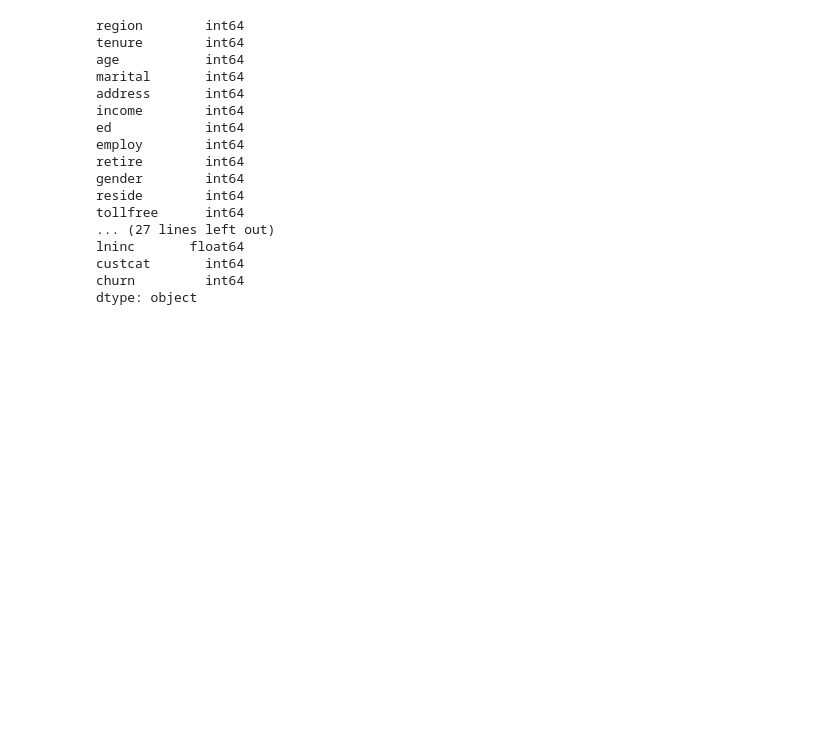
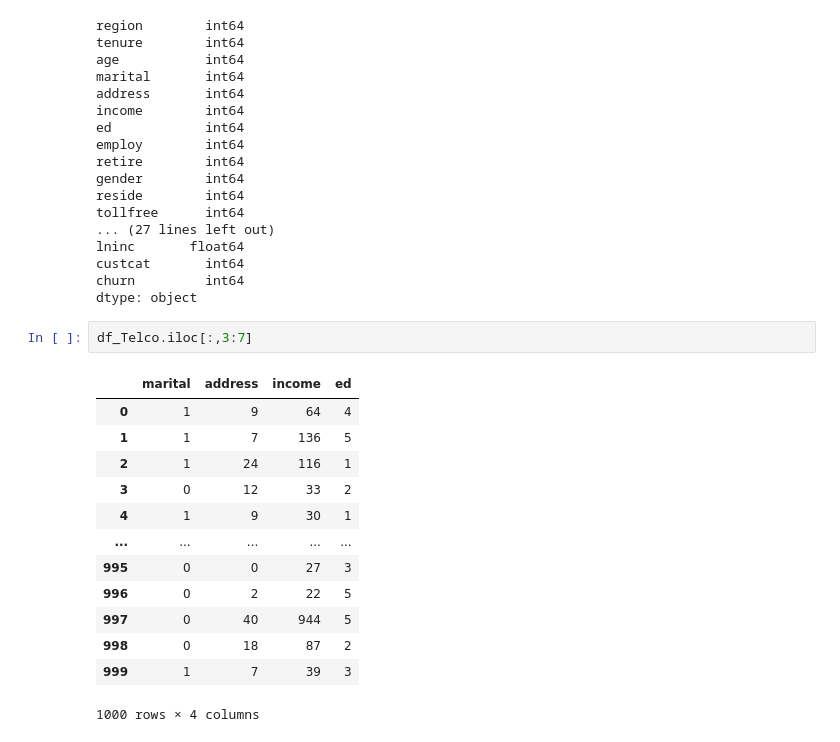
Before and after one commit to NasimShokrgozar/FirstSc, a Jupyter notebook: Session5_Basic.ipynb, the cells around one changed output. Drawn from its saved outputs; the diff is of its cells as text; blank space fills up the shorter version.

```diff
--- a/Session5_Basic.ipynb
+++ b/Session5_Basic.ipynb
@@ -192,3 +192,19 @@ lninc       float64
 custcat       int64
 churn         int64
 dtype: object
+# %%
+df_Telco.iloc[:,3:7]
+# %% [output]
+|  | marital | address | income | ed |
+| 0 | 1 | 9 | 64 | 4 |
+| 1 | 1 | 7 | 136 | 5 |
+| 2 | 1 | 24 | 116 | 1 |
+| 3 | 0 | 12 | 33 | 2 |
+| 4 | 1 | 9 | 30 | 1 |
+| ... | ... | ... | ... | ... |
+| 995 | 0 | 0 | 27 | 3 |
+| 996 | 0 | 2 | 22 | 5 |
+| 997 | 0 | 40 | 944 | 5 |
+| 998 | 0 | 18 | 87 | 2 |
+| 999 | 1 | 7 | 39 | 3 |
+1000 rows × 4 columns
```
Also changed, not shown: parts of 4 cells of this notebook.
